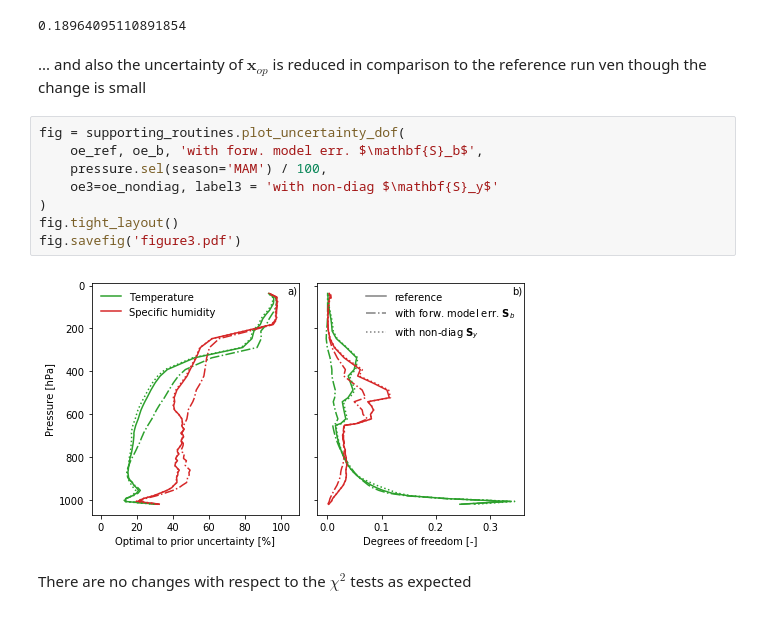
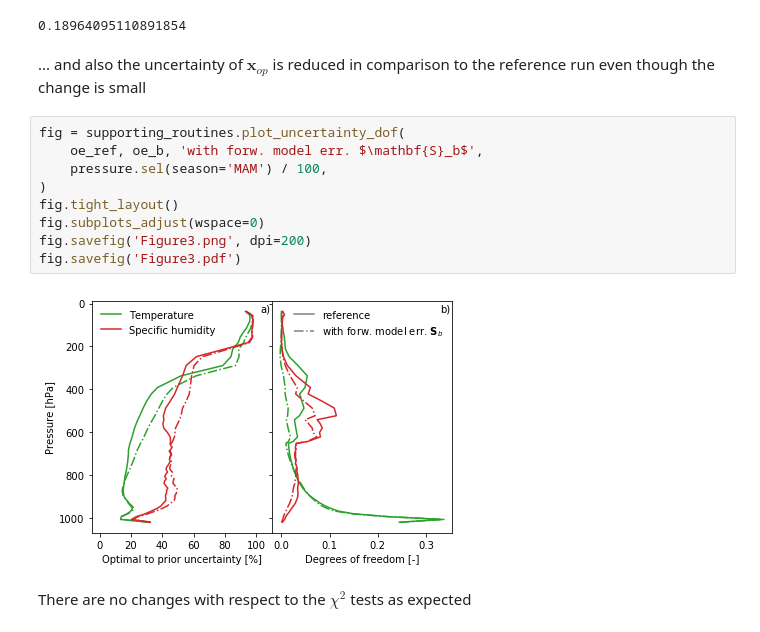
Before and after one commit to maahn/pyOptimalEstimation_examples, a Jupyter notebook: Supplement A - MWR retrieval.ipynb, the cells around one changed output. Drawn from its saved outputs; the diff is of its cells as text.

```diff
--- a/Supplement A - MWR retrieval.ipynb
+++ b/Supplement A - MWR retrieval.ipynb
@@ -1125,17 +1134,18 @@ oe_nondiag.dgf - oe_ref.dgf
 # %% [output]
 0.18964095110891854
 # %% [markdown]
-... and also the uncertainty of $\mathbf{x}_{op}$ is reduced in comparison to the reference run ven though the change is small
+... and also the uncertainty of $\mathbf{x}_{op}$ is reduced in comparison to the reference run even though the change is small
 # %%
 fig = supporting_routines.plot_uncertainty_dof(
     oe_ref, oe_b, 'with forw. model err. $\mathbf{S}_b$',
     pressure.sel(season='MAM') / 100,
-    oe3=oe_nondiag, label3 = 'with non-diag $\mathbf{S}_y$'
 )
 fig.tight_layout()
-fig.savefig('figure3.pdf')
+fig.subplots_adjust(wspace=0)
+fig.savefig('Figure3.png', dpi=200)
+fig.savefig('Figure3.pdf')
 # %% [output]
-[figure, old version]
+[figure, new version]
 # %% [markdown]
 There are no changes with respect to the $\chi^2$ tests as expected
 # %%
```
Also changed, not shown: parts of 22 cells of this notebook, 6 other files.
